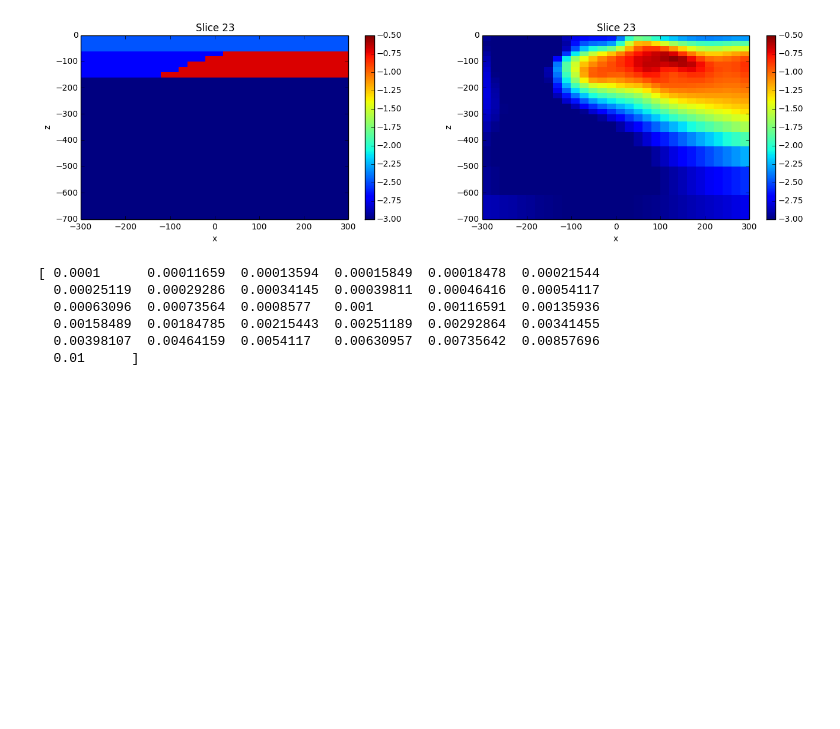
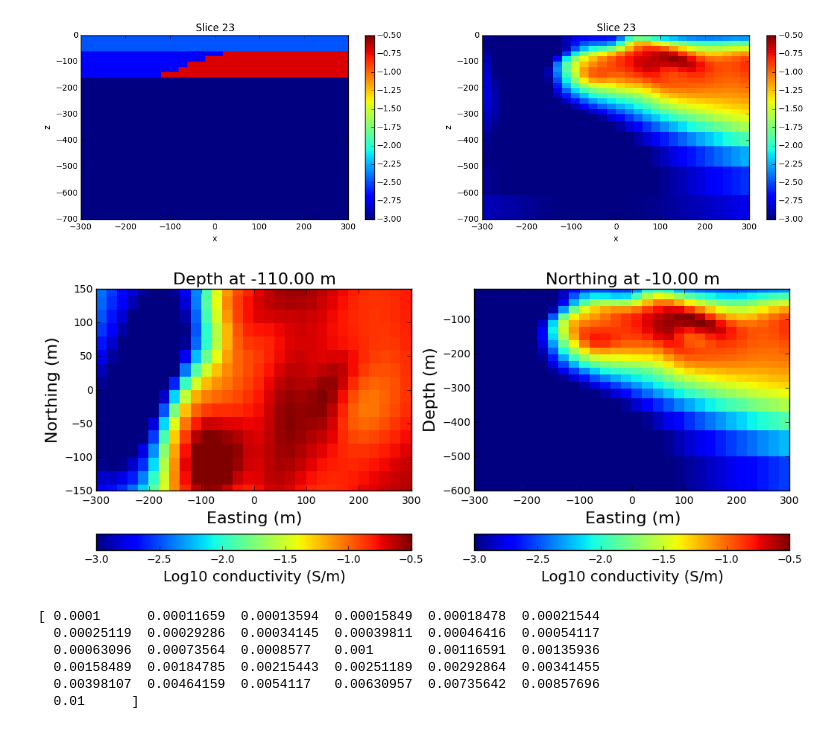
Before and after one commit to sgkang/AGU2014MovingDimensionsinEM, a Jupyter notebook: examples/HydroModel_realistic.ipynb, the cells around one changed output. Drawn from its saved outputs; the diff is of its cells as text; code cells hidden in the pictures; blank space fills up the shorter version.

```diff
--- a/examples/HydroModel_realistic.ipynb
+++ b/examples/HydroModel_realistic.ipynb
@@ -110,6 +110,32 @@ for i in range(2):
 # %% [output]
 30.0
 [figure]
+# %%
+indy = 21
+indz = 21
+fig, ax = plt.subplots(1,2, figsize = (12, 5))
+# vmin = np.log10(Utils.mkvc(SigMat).min())
+# vmax = np.log10(Utils.mkvc(SigMat).max())
+dat = mesh.plotSlice(np.log10(sigma_est), ind = indz, normal='Z', ax = ax[0], clim=(-3, -0.5))
+dat = mesh.plotSlice(np.log10(sigma_est), ind = indy, normal='Y', ax = ax[1], clim=(-3, -0.5))
+for i in range(2):
+    if i==0:
+        ax[i].set_xlabel('Easting (m)', fontsize = 16)
+        ax[i].set_ylabel('Northing (m)', fontsize = 16)
+        ax[i].set_ylim(-150., 150.)
+        ax[i].set_xlim(-300., 300.)
+        ax[i].set_title(('Depth at %5.2f m')%(mesh.vectorCCz[indz]), fontsize = 16)
+    elif i==1:
+        ax[i].set_xlabel('Easting (m)', fontsize = 16)
+        ax[i].set_ylabel('Depth (m)', fontsize = 16)
+        ax[i].set_ylim(-600., -10.)
+        ax[i].set_xlim(-300., 300.)
+        ax[i].set_title(('Northing at %5.2f m')%(mesh.vectorCCy[indy]), fontsize = 16)
+    cb = plt.colorbar(dat[0], ax=ax[i], orientation = 'horizontal', ticks = [np.arange(6)*0.5-3])
+    cb.set_label('Log10 conductivity (S/m)', fontsize = 14)
+# fig.savefig('./figures/sigestTD.png', dpi = 200)
+# %% [output]
+[figure, added]
 # %%
 import simpegEM as EM
 mapping = Maps.IdentityMap(mesh)
```
Also changed, not shown: parts of 2 cells of this notebook, 34 other files.
